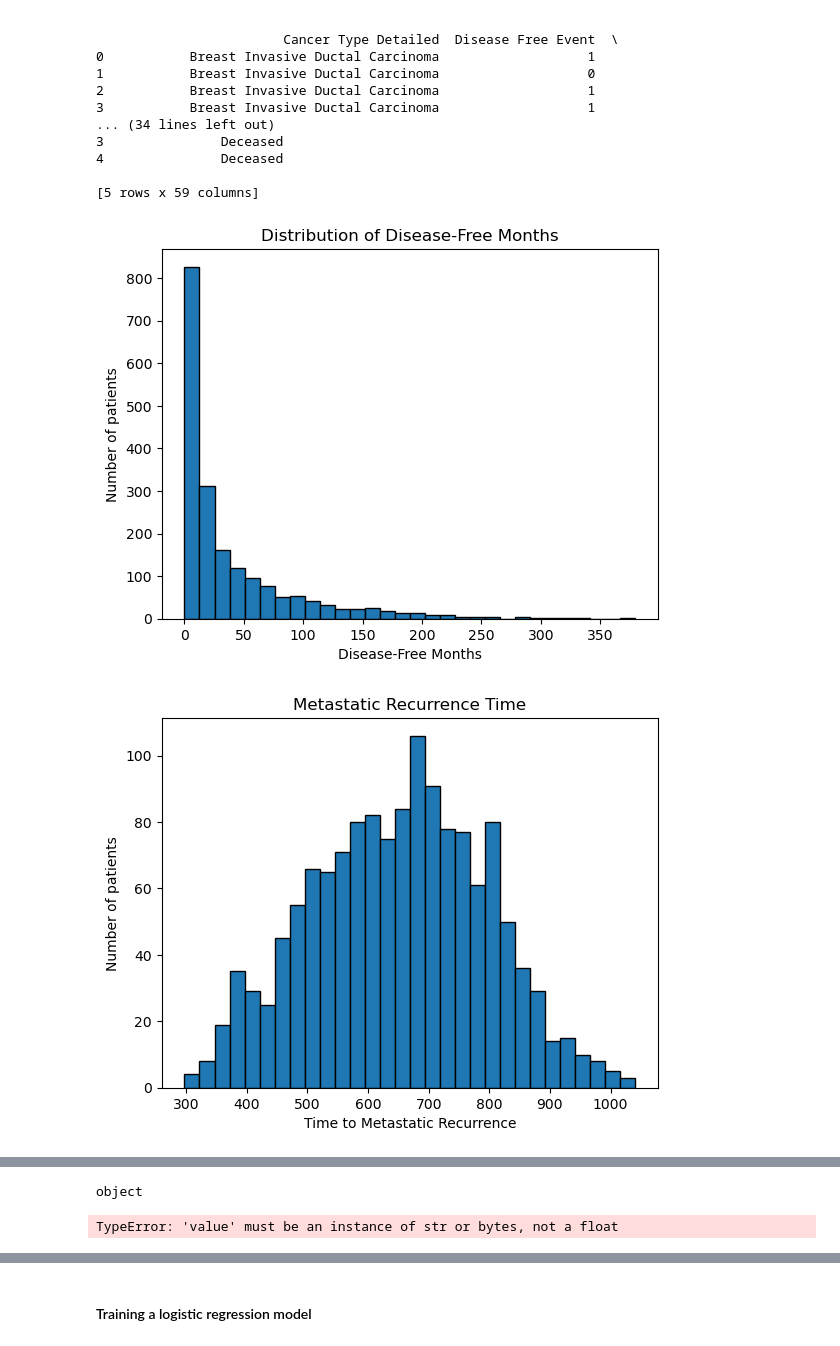
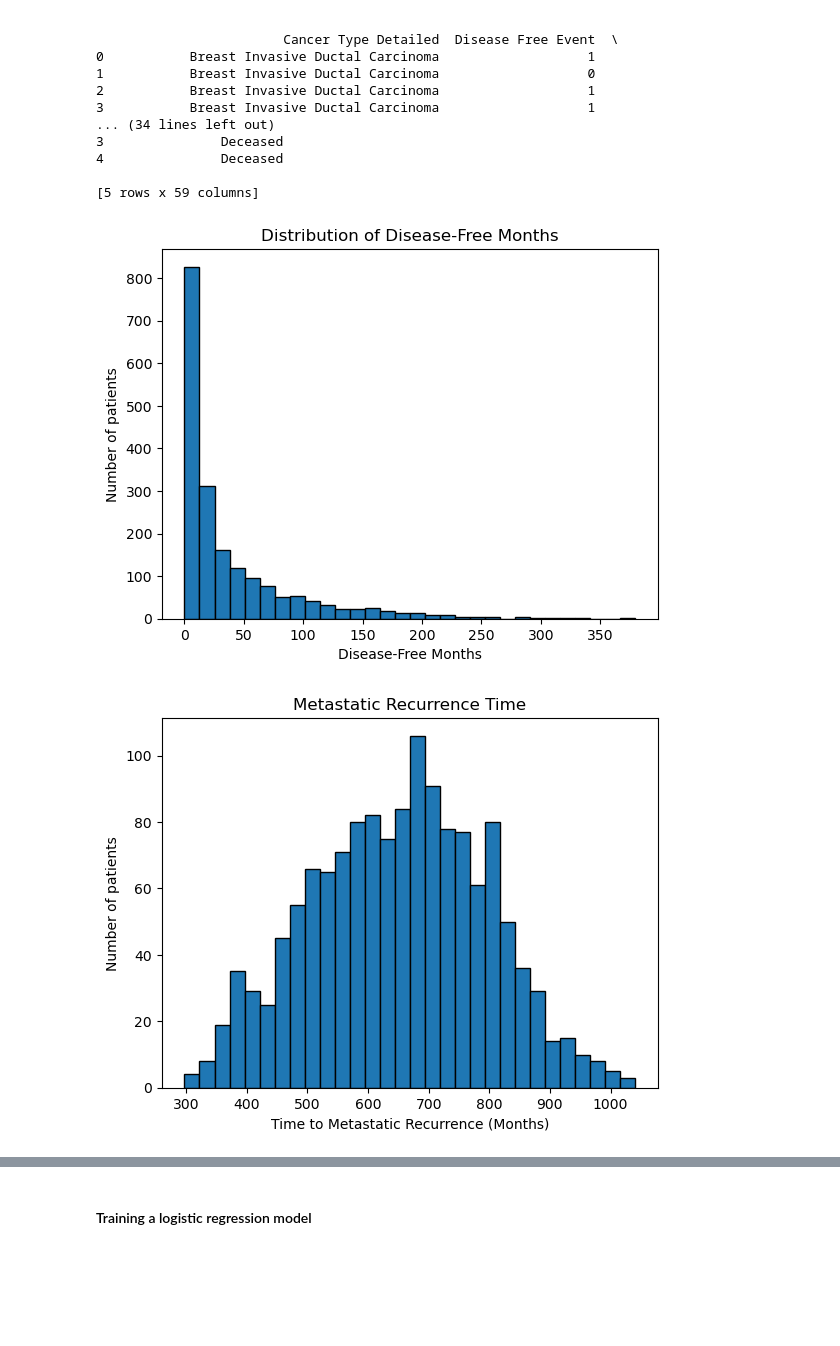
Before and after one commit to galen-topper/CS229-ML-Project, a Jupyter notebook: cs229_project.ipynb, the cells around one changed output, grey strips where cells are left out. Drawn from its saved outputs; the diff is of its cells as text; code cells hidden in the pictures; blank space fills up the shorter version.

```diff
--- a/cs229_project.ipynb
+++ b/cs229_project.ipynb
@@ -55,34 +55,19 @@ print(bc_data.head())
 # %%
 # Visualize the data
 
 # Disease-free months
 plt.hist(bc_data['Disease Free (Months)'], bins=30, edgecolor='black')
 plt.xlabel('Disease-Free Months')
 plt.ylabel('Number of patients')
 plt.title('Distribution of Disease-Free Months')
 plt.show()
 
 # Metastatic recurrence time
 plt.hist(bc_data['Metastatic Recurrence Time'], bins=30, edgecolor='black')
-plt.xlabel('Time to Metastatic Recurrence')
+plt.xlabel('Time to Metastatic Recurrence (Months)')
 plt.ylabel('Number of patients')
 plt.title('Metastatic Recurrence Time')
 plt.show()
-
-# Metastatic Disease at Last Follow-uo
-plt.hist(bc_data['Metastatic Disease at Last Follow-up'], bins=30, edgecolor='black')
-plt.xlabel('Metastatic Disease at Last Follow-up')
-plt.ylabel('Number of patients')
-plt.title('Distribution of Metastatic Disease at Last Follow-up')
-plt.show()
-
-
-# Metastatic Disease at Last Follow-uo
-plt.hist(bc_data['HER2 IHC Score of Sequenced Sample'], bins=30, edgecolor='black')
-plt.xlabel('Metastatic Disease at Last Follow-up')
-plt.ylabel('Number of patients')
-plt.title('Distribution of Metastatic Disease at Last Follow-up')
-plt.show()
 # %% [output]
 [figure]
-[figure, old version]
+[figure, new version]
@@ -90,2 +73,0 @@ plt.show()
-object
-TypeError: 'value' must be an instance of str or bytes, not a float
```
Also changed, not shown: parts of 3 cells of this notebook.
